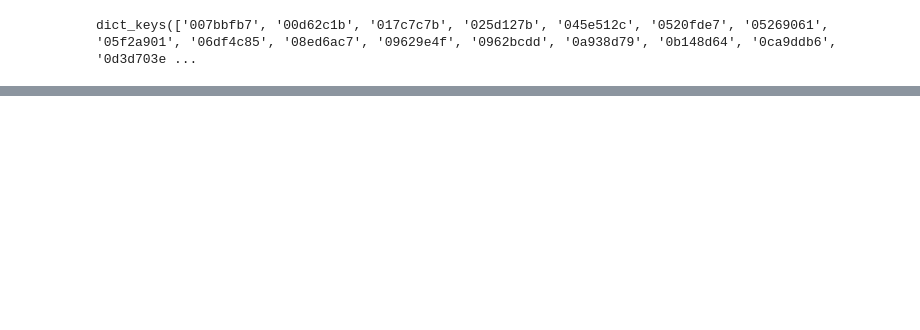
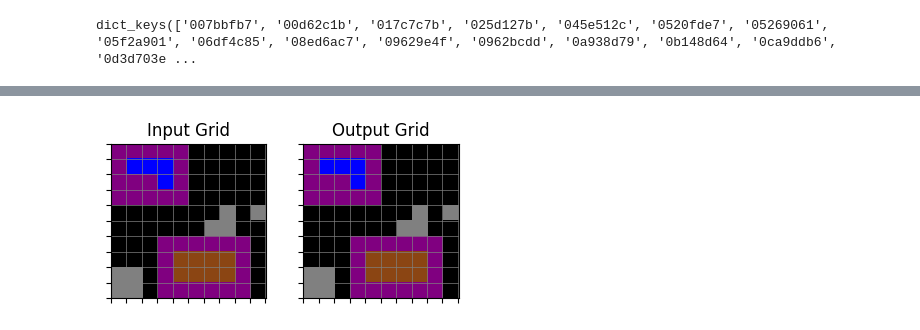
Before and after one commit to christianjensen2903/ARC-Challenge, a Jupyter notebook: preprocessing.ipynb, the cells around one changed output, grey strips where cells are left out. Saved outputs shown, nothing was run; the diff lists cells and outputs as text; code cells hidden in the pictures; blank space fills up the shorter version.

```diff
--- a/preprocessing.ipynb
+++ b/preprocessing.ipynb
@@ -78,0 +141,61 @@ visualize_grids_with_colors(challenges[example_id]['train'])
+# %%
+
+from scipy.ndimage import label
+
+def find_contiguous_shapes(grid, color):
+    labeled_array, num_features = label(grid == color)
+    shapes = []
+    for i in range(1, num_features + 1):
+        shapes.append(np.argwhere(labeled_array == i))
+    return shapes
+
+def transform(grid: np.ndarray) -> np.ndarray:
+    grey_color = 5
+    black_color = 0
+
+    # Find all grey outlines
+    grey_shapes = find_contiguous_shapes(grid, grey_color)
+
+    for grey_shape in grey_shapes:
+        # Find the bounding box of the grey outline
+        min_row, min_col = np.min(grey_shape, axis=0)
+        max_row, max_col = np.max(grey_shape, axis=0)
+
+        # Find the black cells inside the grey outline
+        black_shape = np.argwhere(grid[min_row:max_row+1, min_col:max_col+1] == black_color)
+
+        # Adjust the coordinates to the original grid
+        black_shape += [min_row, min_col]
+
+        # Find the shape that matches the black shape
+        for color in range(1, 10):
+            if color == grey_color or color == black_color:
+                continue
+            color_shapes = find_contiguous_shapes(grid, color)
+            if len(color_shapes) > 1:
+                # discard multiple disconnected shapes
+                continue
+            if len(color_shapes) == 0:
+                continue
+
+            color_shape = color_shapes[0]
+            # this shape should be the same shape as the black shape
+            if np.array_equal(np.diff(np.sort(black_shape, axis=0), axis=0), np.diff(np.sort(color_shape, axis=0), axis=0)):
+                # Move the colored shape into the grey outline
+                for cell in black_shape:
+                    grid[cell[0], cell[1]] = color
+                # Replace the old location of the colored shape with black
+                for cell in color_shape:
+                    grid[cell[0], cell[1]] = black_color
+                break
+        else:
+            assert False, "No matching shape found"
+
+    return grid
+
+
+input_grid =np.array(challenges[example_id]['train'][1]['input'])
+transformed_grid = transform(input_grid)
+visualize_grids_with_colors([{'input': input_grid, 'output': transformed_grid}])
+# %% [output]
+[figure, added]
```
Also changed, not shown: parts of 3 cells of this notebook, 3 other files.
